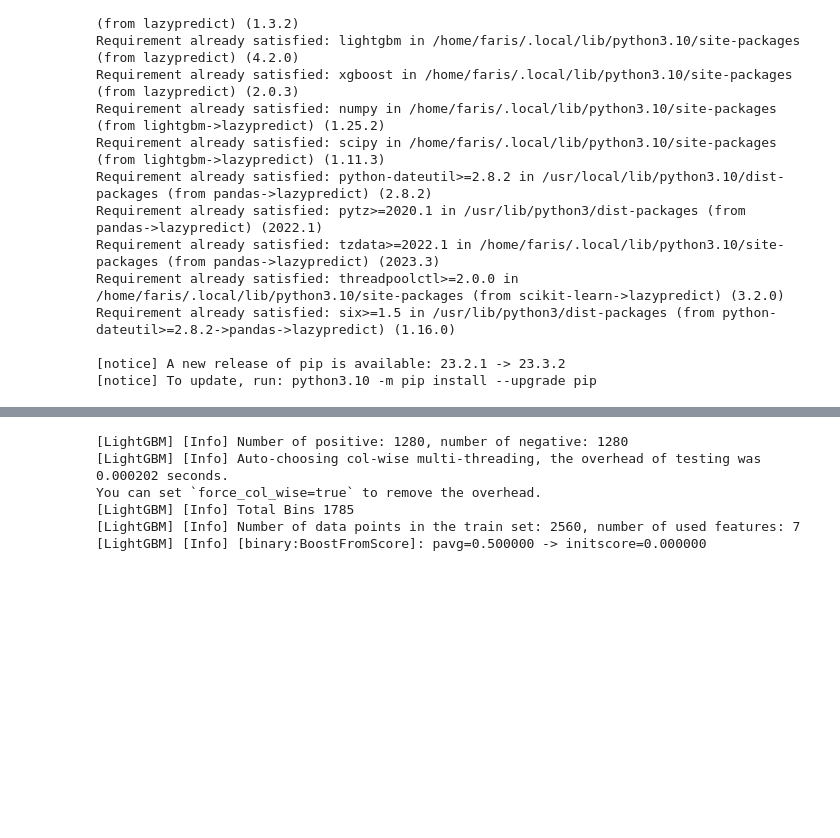
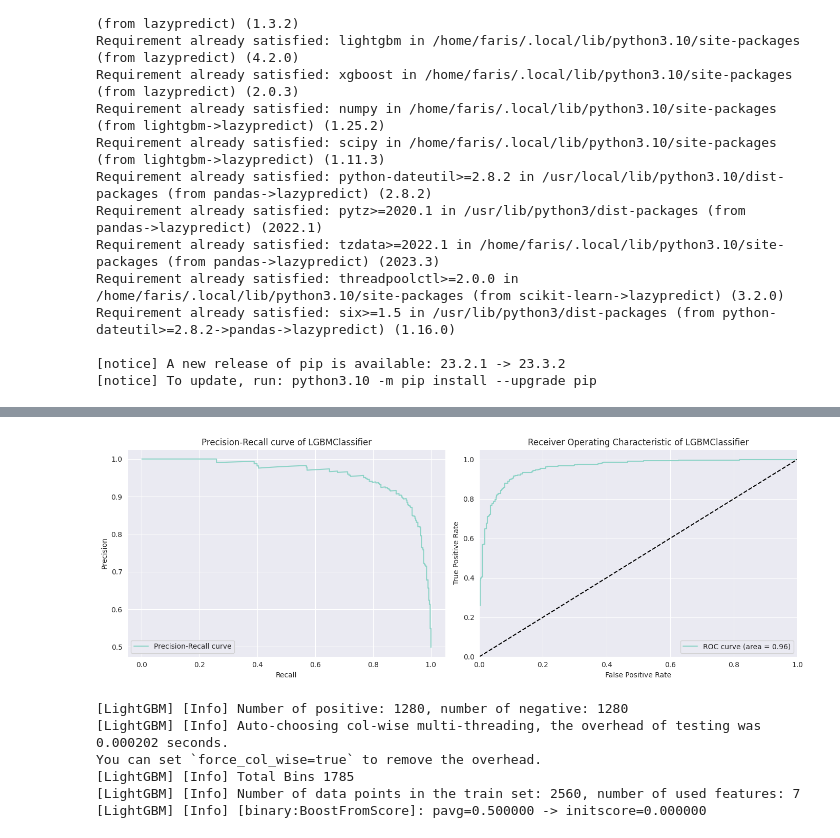
Before and after one commit to faris771/Apple_Quality_Classifier, a Jupyter notebook: main.ipynb, the cells around one changed output, grey strips where cells are left out. Drawn from its saved outputs; the diff is of its cells as text; code cells hidden in the pictures; blank space fills up the shorter version.

```diff
--- a/main.ipynb
+++ b/main.ipynb
@@ -658,3 +699,7 @@ Requirement already satisfied: six>=1.5 in /usr/lib/python3/dist-packages (from
+# %%
+report_classifiers_curves(lgbm_model)
+# %% [output]
+[figure, added]
 # %%
 from lazypredict.Supervised import LazyClassifier
 
```
Also changed, not shown: parts of 3 cells of this notebook.
